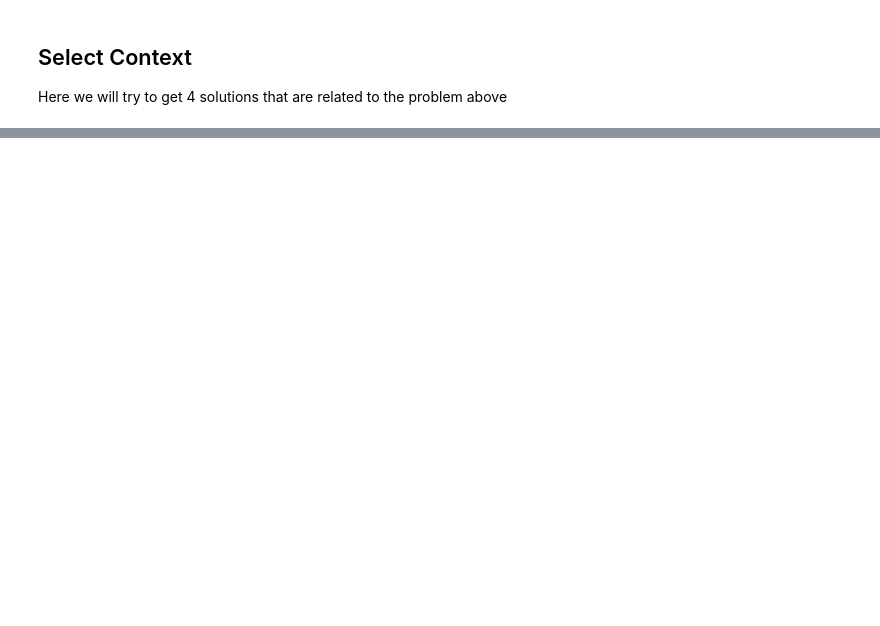
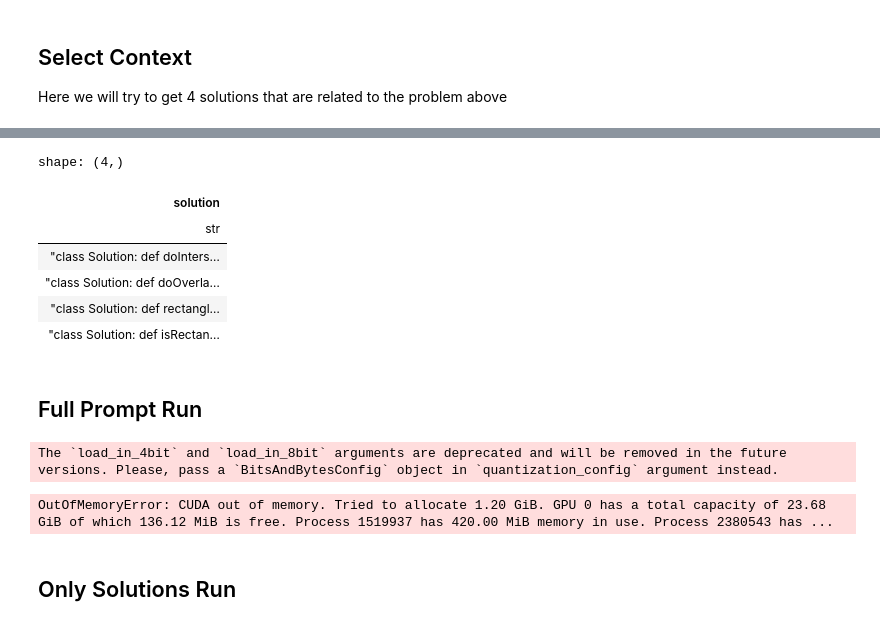
Before and after one commit to CaioRhoden/datamodels-context-reduction, a Jupyter notebook: experiments/run_taco/cherry_pick_context/same_task.ipynb, the cells around one changed output, grey strips where cells are left out. Cells and saved outputs as stored; diff of their text form; code cells hidden in the pictures; blank space fills up the shorter version.

```diff
--- a/experiments/run_taco/cherry_pick_context/same_task.ipynb
+++ b/experiments/run_taco/cherry_pick_context/same_task.ipynb
@@ -165,0 +193,12 @@ train.filter(pl.col("tags") == "Geometry").filter(pl.col("difficulty") == "EASY"
+# %%
+all_solutions
+# %% [output]
+shape: (4,)
+| solution |
+| str |
+| "class Solution: def doInters… |
+| "class Solution: def doOverla… |
+| "class Solution: def rectangl… |
+| "class Solution: def isRectan… |
+# %% [markdown]
+## Full Prompt Run
@@ -165,0 +211,12 @@ train.filter(pl.col("tags") == "Geometry").filter(pl.col("difficulty") == "EASY"
+# %%
+run_inference(
+    prompt=full_prompt,
+    path = "full_prompt.json",
+    num_returns=200,
+    max_length=4096
+)
+# %% [output]
+The `load_in_4bit` and `load_in_8bit` arguments are deprecated and will be removed in the future versions. Please, pass a `BitsAndBytesConfig` object in `quantization_config` argument instead.
+OutOfMemoryError: CUDA out of memory. Tried to allocate 1.20 GiB. GPU 0 has a total capacity of 23.68 GiB of which 136.12 MiB is free. Process 1519937 has 420.00 MiB memory in use. Process 2380543 has ...
+# %% [markdown]
+## Only Solutions Run
```
Also changed, not shown: parts of 15 cells of this notebook.
